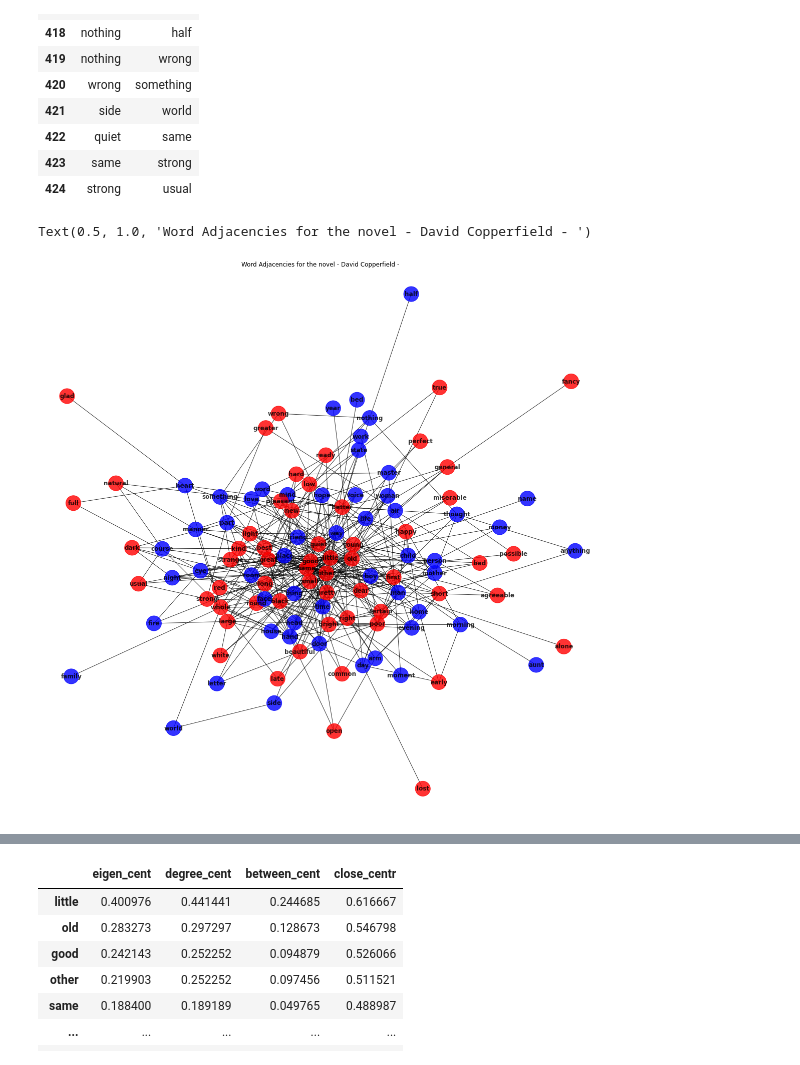
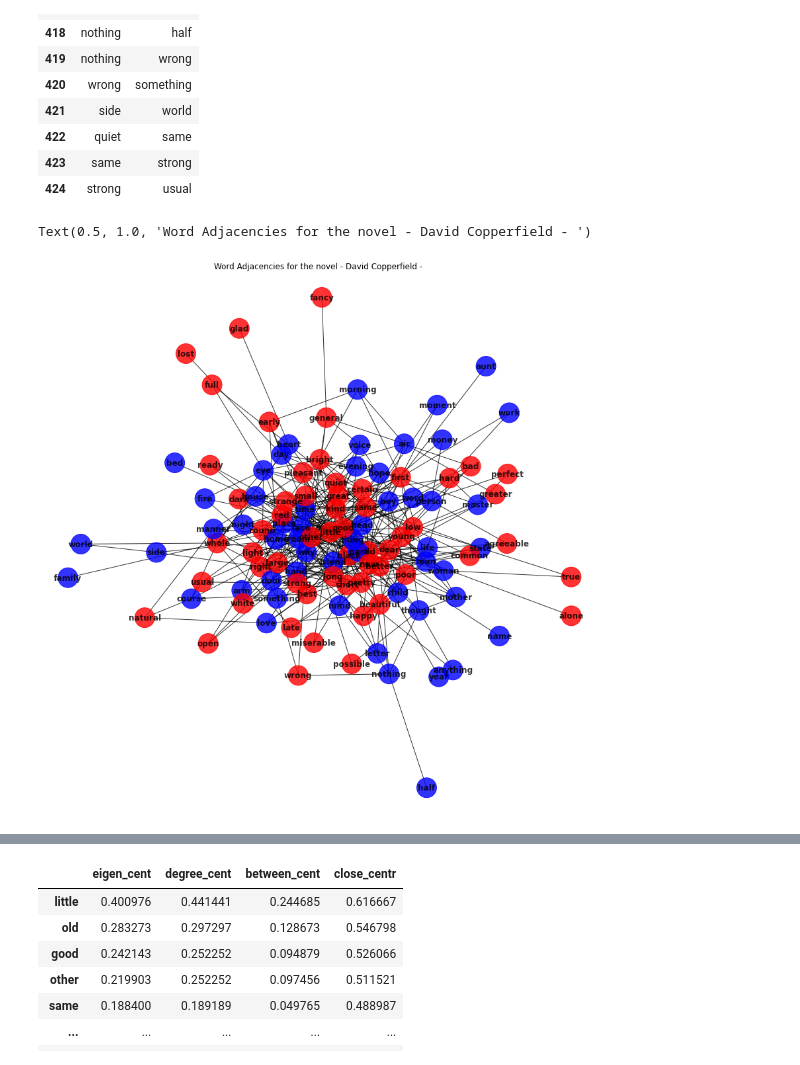
Before and after one commit to tagensingh/DATA620-WEEK-3, a Jupyter notebook: data620_project1.ipynb, the cells around one changed output, grey strips where cells are left out. Cells and saved outputs as stored; diff of their text form; code cells hidden in the pictures.

```diff
--- a/data620_project1.ipynb
+++ b/data620_project1.ipynb
@@ -100,15 +101,15 @@ for node in G.nodes(data=True):
         node_color.append('green')
 # %%
 # Creating a network analysis
-plt.figure(figsize=(20,20))
+plt.figure(figsize=(15,15))
 plt.axis('off')
 
 nx.draw(G, with_labels=True, alpha=0.8, edge_color="black",font_weight="bold",node_color=node_color,node_size=900)
 
 plt.title("Word Adjacencies for the novel - David Copperfield - ")
 # %% [output]
 Text(0.5, 1.0, 'Word Adjacencies for the novel - David Copperfield - ')
-[figure, old version]
+[figure, new version]
 # %%
 # Creating a dataframe with nodes and their required calculations
 cal = pd.DataFrame()
```
